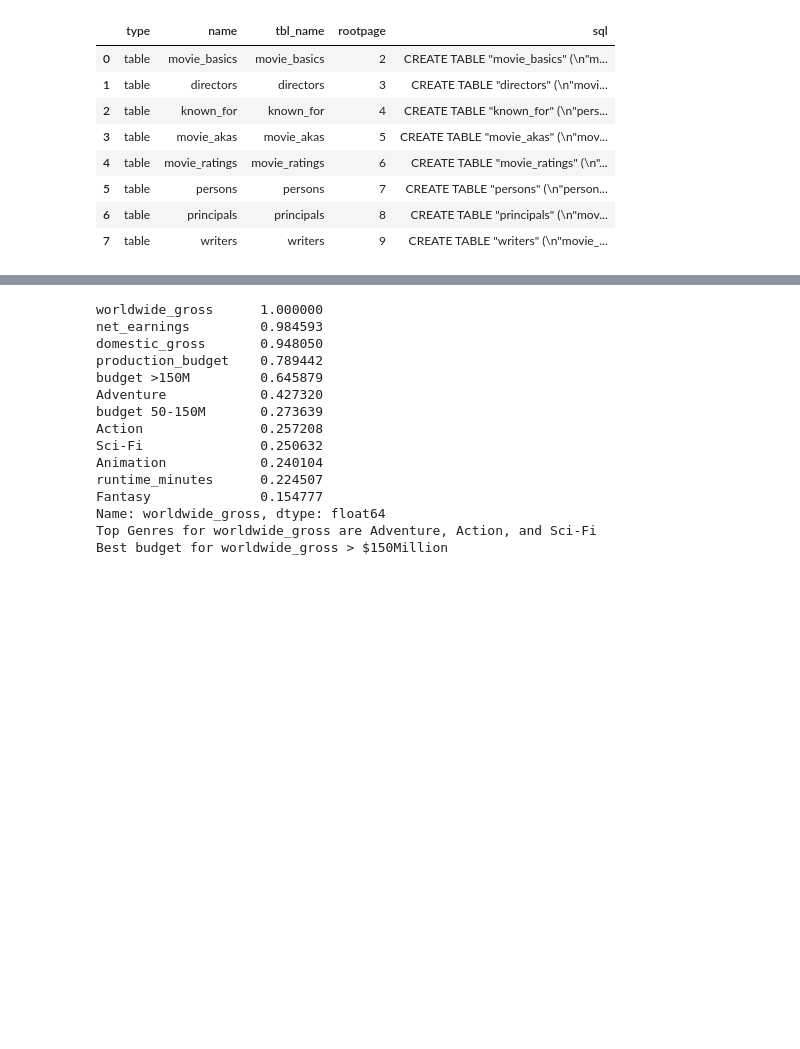
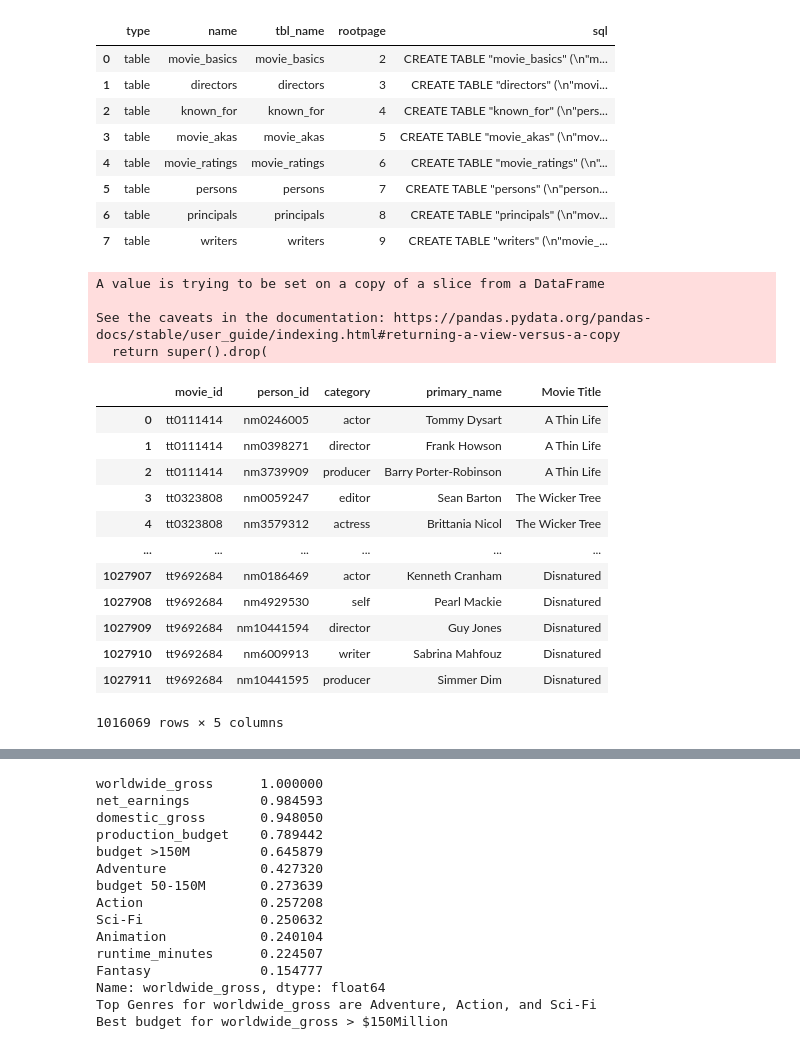
Before and after one commit to RH3421/Project-1-Microsoft-Makes-a-Movie, a Jupyter notebook: Genre_Budget.ipynb, the cells around one changed output, grey strips where cells are left out. Cells and saved outputs as stored; diff of their text form; code cells hidden in the pictures; blank space fills up the shorter version.

```diff
--- a/Genre_Budget.ipynb
+++ b/Genre_Budget.ipynb
@@ -28,3 +39,34 @@ pd.read_sql(q, conn)
+# %%
+#Move alive principals into a new DF
+
+#Replace Null to give value (0) for entries to keep
+principals_df['death_year'].fillna(0, inplace=True)
+
+# Remove rows without valid death year
+alive_ppl = principals_df[principals_df['death_year'] == 0]
+
+# Create cleaned DF
+alive_ppl.drop(columns=['death_year'], inplace=True)
+
+alive_ppl
+# %% [output]
+A value is trying to be set on a copy of a slice from a DataFrame
+
+See the caveats in the documentation: https://pandas.pydata.org/pandas-docs/stable/user_guide/indexing.html#returning-a-view-versus-a-copy
+  return super().drop(
+|  | movie_id | person_id | category | primary_name | Movie Title |
+| 0 | tt0111414 | nm0246005 | actor | Tommy Dysart | A Thin Life |
+| 1 | tt0111414 | nm0398271 | director | Frank Howson | A Thin Life |
+| 2 | tt0111414 | nm3739909 | producer | Barry Porter-Robinson | A Thin Life |
+| 3 | tt0323808 | nm0059247 | editor | Sean Barton | The Wicker Tree |
+| 4 | tt0323808 | nm3579312 | actress | Brittania Nicol | The Wicker Tree |
+| ... | ... | ... | ... | ... | ... |
+| 1027907 | tt9692684 | nm0186469 | actor | Kenneth Cranham | Disnatured |
+| 1027908 | tt9692684 | nm4929530 | self | Pearl Mackie | Disnatured |
+| 1027909 | tt9692684 | nm10441594 | director | Guy Jones | Disnatured |
+| 1027910 | tt9692684 | nm6009913 | writer | Sabrina Mahfouz | Disnatured |
+| 1027911 | tt9692684 | nm10441595 | producer | Simmer Dim | Disnatured |
+1016069 rows × 5 columns
 # %%
 q = """
 SELECT *
```
Also changed, not shown: parts of 8 cells of this notebook.
